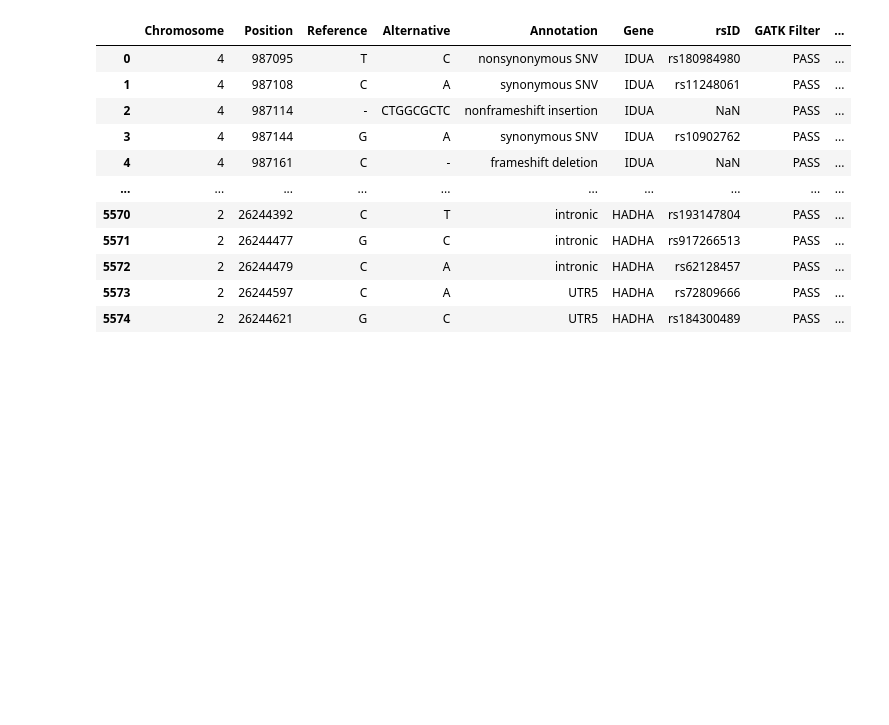
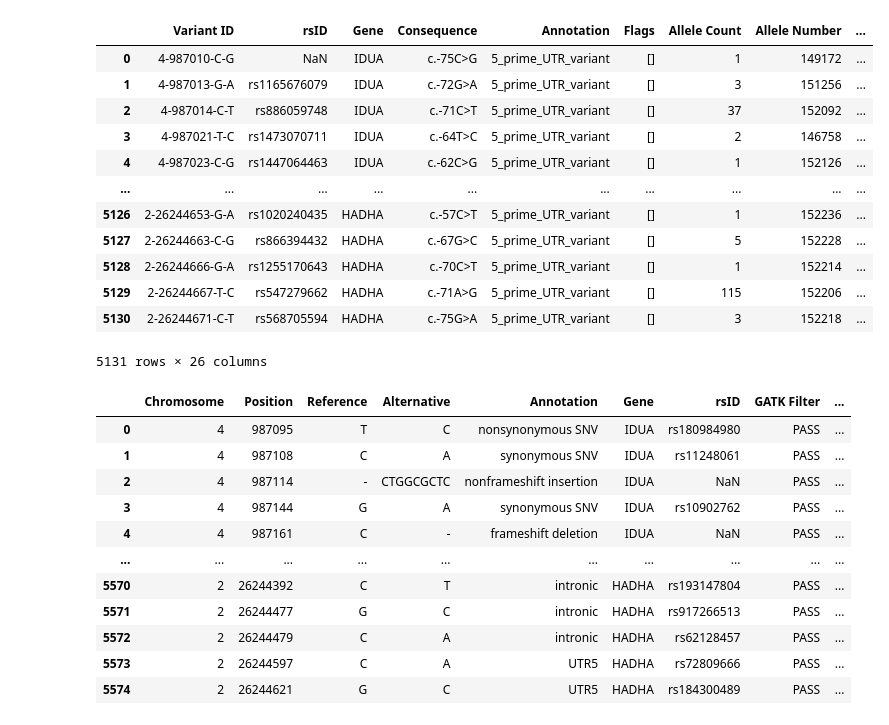
Before and after one commit to bioinfo-hcpa/biovars, a Jupyter notebook: notebooks/integration.ipynb, the cells around one changed output. Drawn from its saved outputs; the diff is of its cells as text; code cells hidden in the pictures; blank space fills up the shorter version.

```diff
--- a/notebooks/integration.ipynb
+++ b/notebooks/integration.ipynb
@@ -6,6 +6,22 @@ import numpy as np
 # %%
 g38 = pd.read_csv("./data/gnomad3.csv")
 a38 = pd.read_csv("./data/abrhg38.csv")
+# %%
+g38
+# %% [output]
+|  | Variant ID | rsID | Gene | Consequence | Annotation | Flags | Allele Count | Allele Number | ... |
+| 0 | 4-987010-C-G | NaN | IDUA | c.-75C>G | 5_prime_UTR_variant | [] | 1 | 149172 | ... |
+| 1 | 4-987013-G-A | rs1165676079 | IDUA | c.-72G>A | 5_prime_UTR_variant | [] | 3 | 151256 | ... |
+| 2 | 4-987014-C-T | rs886059748 | IDUA | c.-71C>T | 5_prime_UTR_variant | [] | 37 | 152092 | ... |
+| 3 | 4-987021-T-C | rs1473070711 | IDUA | c.-64T>C | 5_prime_UTR_variant | [] | 2 | 146758 | ... |
+| 4 | 4-987023-C-G | rs1447064463 | IDUA | c.-62C>G | 5_prime_UTR_variant | [] | 1 | 152126 | ... |
+| ... | ... | ... | ... | ... | ... | ... | ... | ... | ... |
+| 5126 | 2-26244653-G-A | rs1020240435 | HADHA | c.-57C>T | 5_prime_UTR_variant | [] | 1 | 152236 | ... |
+| 5127 | 2-26244663-C-G | rs866394432 | HADHA | c.-67G>C | 5_prime_UTR_variant | [] | 5 | 152228 | ... |
+| 5128 | 2-26244666-G-A | rs1255170643 | HADHA | c.-70C>T | 5_prime_UTR_variant | [] | 1 | 152214 | ... |
+| 5129 | 2-26244667-T-C | rs547279662 | HADHA | c.-71A>G | 5_prime_UTR_variant | [] | 115 | 152206 | ... |
+| 5130 | 2-26244671-C-T | rs568705594 | HADHA | c.-75G>A | 5_prime_UTR_variant | [] | 3 | 152218 | ... |
+5131 rows × 26 columns
 # %%
 a38
 # %% [output]
```
Also changed, not shown: parts of 17 cells of this notebook, 4 other files.
